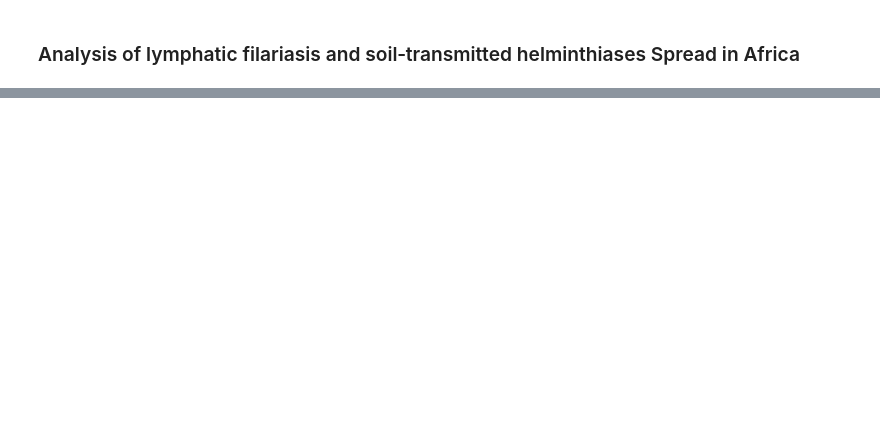
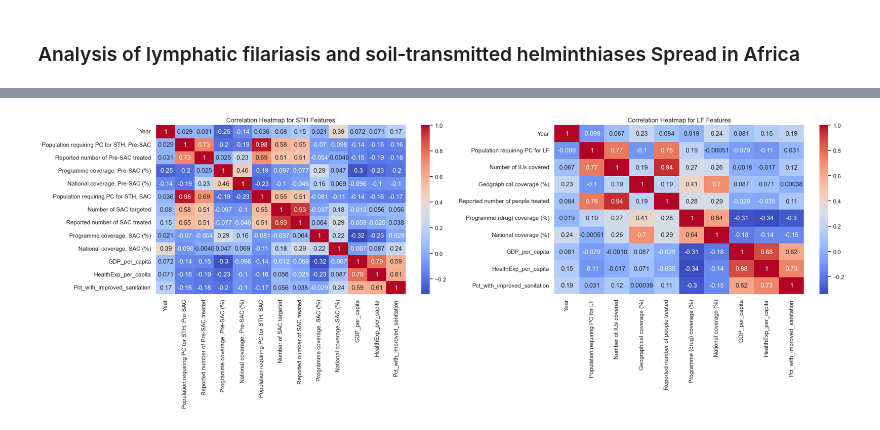
Before and after one commit to zainabkapadia52/NTDs-in-Africa-analysis, a Jupyter notebook: wa.ipynb, the cells around one changed output, grey strips where cells are left out. Saved outputs shown, nothing was run; the diff lists cells and outputs as text; code cells hidden in the pictures; blank space fills up the shorter version.

```diff
--- a/wa.ipynb
+++ b/wa.ipynb
@@ -345,0 +316,16 @@ KeyError: 'baseline_PC'
+# %%
+sns.set(style="whitegrid")
+fig, axes = plt.subplots(1, 2, figsize=(22, 8))
+
+# Correlation heatmap for STH
+sns.heatmap(sth.corr(numeric_only=True), annot=True, cmap="coolwarm", ax=axes[0])
+axes[0].set_title("Correlation Heatmap for STH Features")
+
+# Correlation heatmap for LF
+sns.heatmap(lf.corr(numeric_only=True), annot=True, cmap="coolwarm", ax=axes[1])
+axes[1].set_title("Correlation Heatmap for LF Features")
+
+plt.tight_layout()
+plt.show()
+# %% [output]
+[figure, added]
```
Also changed, not shown: parts of 90 cells of this notebook, 11 other files.
